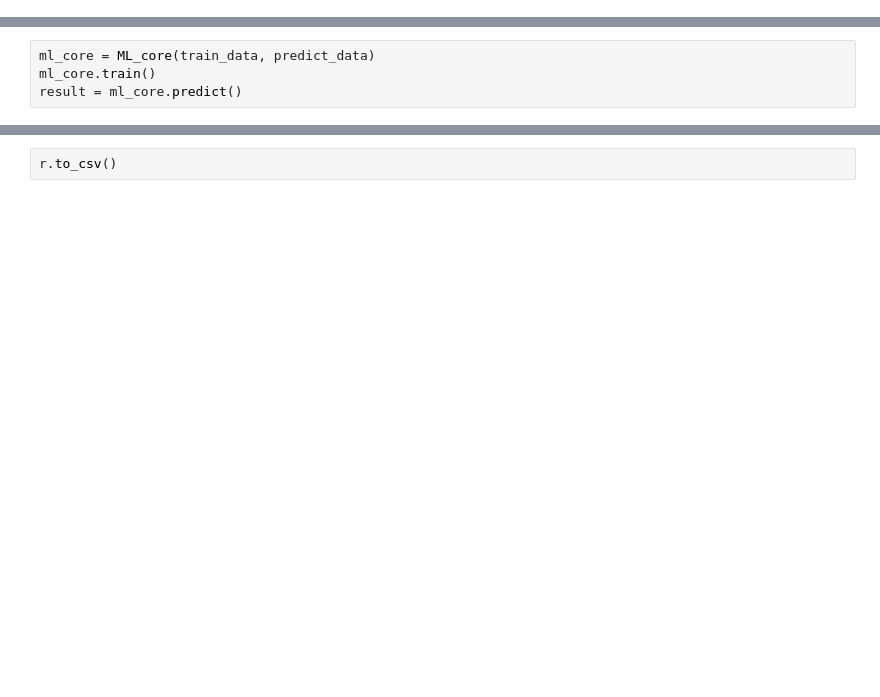
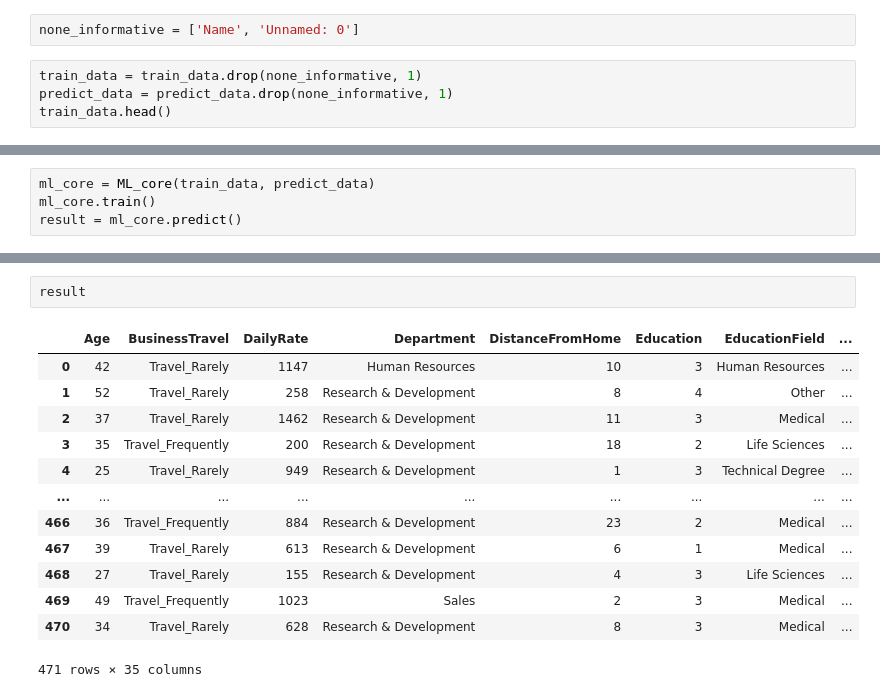
Before and after one commit to MahdiEsrafili/HR_Attrition_prediction, a Jupyter notebook: test.ipynb, the cells around one changed output, grey strips where cells are left out. Cells and saved outputs as stored; diff of their text form; blank space fills up the shorter version.

```diff
--- a/test.ipynb
+++ b/test.ipynb
@@ -4,3 +7,9 @@ import pandas as pd
 # %%
 train_data = pd.read_csv('data/name_attached/train_data_incl_names.csv')
 predict_data = pd.read_csv('data/name_attached/prediction_data_incl_names.csv')
+# %%
+none_informative = ['Name', 'Unnamed: 0']
+# %%
+train_data = train_data.drop(none_informative, 1)
+predict_data = predict_data.drop(none_informative, 1)
+train_data.head()
@@ -27,2 +28,16 @@ r.to
-# %%
-r.to_csv()
+# %%
+result
+# %% [output]
+|  | Age | BusinessTravel | DailyRate | Department | DistanceFromHome | Education | EducationField | ... |
+| 0 | 42 | Travel_Rarely | 1147 | Human Resources | 10 | 3 | Human Resources | ... |
+| 1 | 52 | Travel_Rarely | 258 | Research & Development | 8 | 4 | Other | ... |
+| 2 | 37 | Travel_Rarely | 1462 | Research & Development | 11 | 3 | Medical | ... |
+| 3 | 35 | Travel_Frequently | 200 | Research & Development | 18 | 2 | Life Sciences | ... |
+| 4 | 25 | Travel_Rarely | 949 | Research & Development | 1 | 3 | Technical Degree | ... |
+| ... | ... | ... | ... | ... | ... | ... | ... | ... |
+| 466 | 36 | Travel_Frequently | 884 | Research & Development | 23 | 2 | Medical | ... |
+| 467 | 39 | Travel_Rarely | 613 | Research & Development | 6 | 1 | Medical | ... |
+| 468 | 27 | Travel_Rarely | 155 | Research & Development | 4 | 3 | Life Sciences | ... |
+| 469 | 49 | Travel_Frequently | 1023 | Sales | 2 | 3 | Medical | ... |
+| 470 | 34 | Travel_Rarely | 628 | Research & Development | 8 | 3 | Medical | ... |
+471 rows × 35 columns
```
Also changed, not shown: parts of 15 cells of this notebook, 2 other files.
